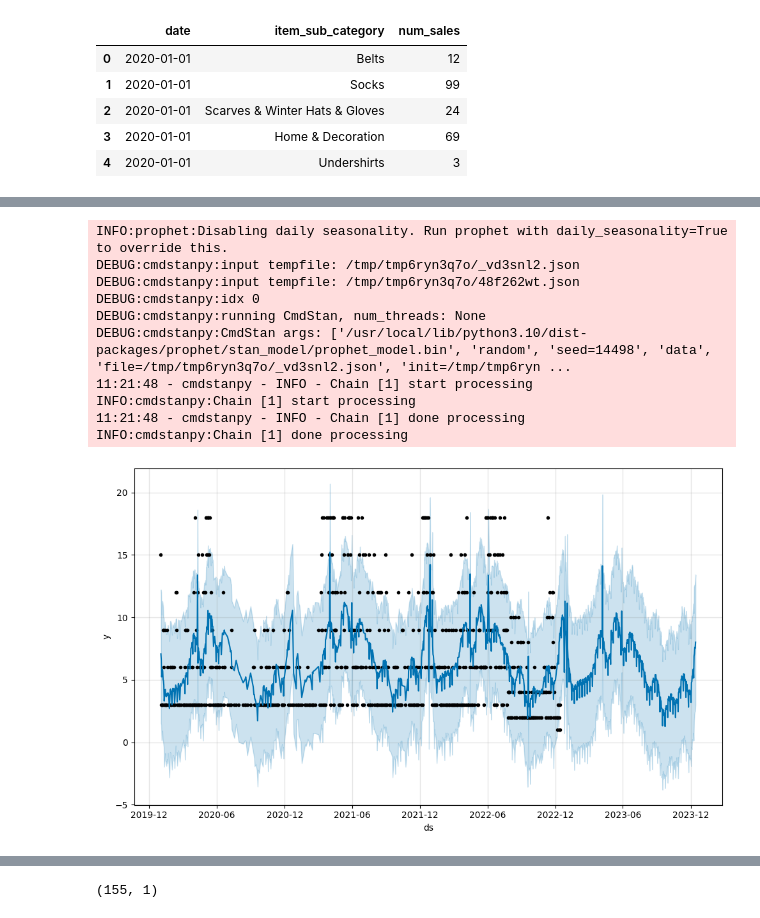
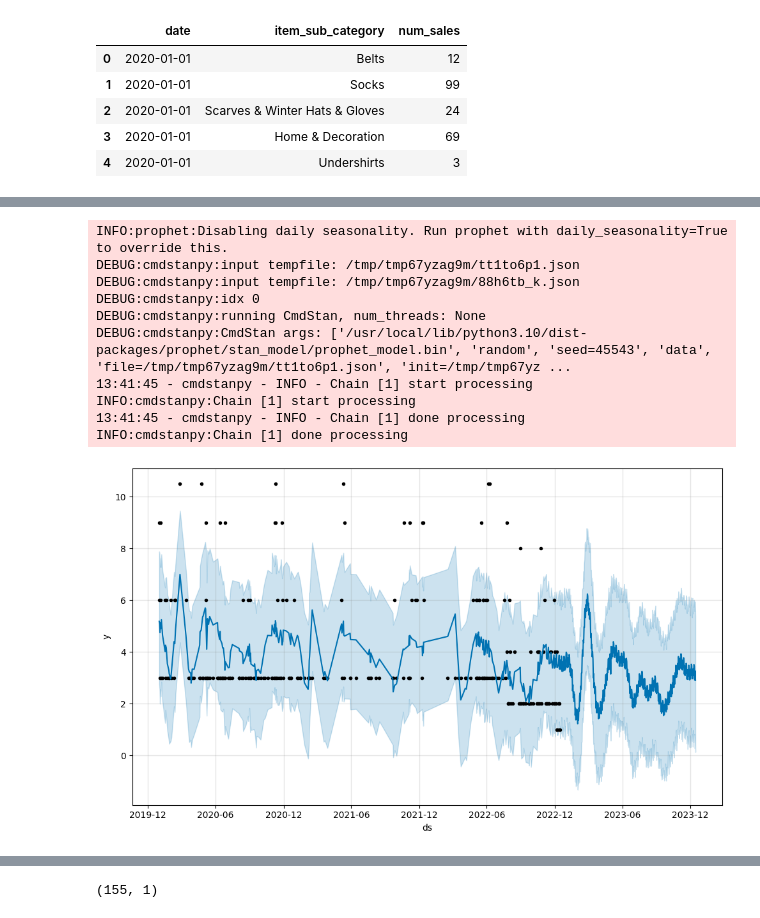
Before and after one commit to avarlotta/time-series-forecasting, a Jupyter notebook: subcat_forecast.ipynb, the cells around one changed output, grey strips where cells are left out. Drawn from its saved outputs; the diff is of its cells as text; code cells hidden in the pictures.

```diff
--- a/subcat_forecast.ipynb
+++ b/subcat_forecast.ipynb
@@ -91,8 +89,10 @@ def sub_category_group(sub_cat):
   df.reset_index(drop='index', inplace=True)
   return df
 # %%
+watches_df = sub_category_group('Watches')
 electronics_df = sub_category_group('Electronics')
 eyewear_df = sub_category_group('Eyewear')
+suits_df = sub_category_group('Suits')
 # %%
 def remove_outliers(df, uq):
   df['y'] = df['y'].astype(float)
@@ -113,31 +119,36 @@ lower_bound: -6.0, upper_bound: 18.0
 # %%
-# Initialize Prophet model
-m = Prophet()
+def run_prophet(df):
+  # Initialize Prophet model
+  m = Prophet()
 
-# Add country holidays (if applicable)
-m.add_country_holidays(country_name='UK')
+  # Add country holidays (if applicable)
+  m.add_country_holidays(country_name='UK')
 
-# Fit the model
-m.fit(eyewear_clipped_df)
+  # Fit the model
+  m.fit(df)
 
-# Create future dataframe
-future = m.make_future_dataframe(periods=365)
-forecast = m.predict(future)
+  # Create future dataframe
+  future = m.make_future_dataframe(periods=365)
+  forecast = m.predict(future)
 
-# Compare forecast to actual values in validation set
-# You can use plots or metrics like MAE, RMSE, etc.
+  # Compare forecast to actual values in validation set
+  # You can use plots or metrics like MAE, RMSE, etc.
 
-# Visualize forecast
-fig1 = m.plot(forecast)
+  # Visualize forecast
+  fig1 = m.plot(forecast)
+
+  return forecast
-# %% [output]
-INFO:prophet:Disabling daily seasonality. Run prophet with daily_seasonality=True to override this.
-DEBUG:cmdstanpy:input tempfile: /tmp/tmp6ryn3q7o/_vd3snl2.json
-DEBUG:cmdstanpy:input tempfile: /tmp/tmp6ryn3q7o/48f262wt.json
-DEBUG:cmdstanpy:idx 0
-DEBUG:cmdstanpy:running CmdStan, num_threads: None
-DEBUG:cmdstanpy:CmdStan args: ['/usr/local/lib/python3.10/dist-packages/prophet/stan_model/prophet_model.bin', 'random', 'seed=14498', 'data', 'file=/tmp/tmp6ryn3q7o/_vd3snl2.json', 'init=/tmp/tmp6ryn ...
-11:21:48 - cmdstanpy - INFO - Chain [1] start processing
-INFO:cmdstanpy:Chain [1] start processing
-11:21:48 - cmdstanpy - INFO - Chain [1] done processing
-INFO:cmdstanpy:Chain [1] done processing
-[figure, removed]
+# %%
+forecast_watches = run_prophet(watches_clipped_df)
+# %% [output]
+INFO:prophet:Disabling daily seasonality. Run prophet with daily_seasonality=True to override this.
+DEBUG:cmdstanpy:input tempfile: /tmp/tmp67yzag9m/tt1to6p1.json
+DEBUG:cmdstanpy:input tempfile: /tmp/tmp67yzag9m/88h6tb_k.json
+DEBUG:cmdstanpy:idx 0
+DEBUG:cmdstanpy:running CmdStan, num_threads: None
+DEBUG:cmdstanpy:CmdStan args: ['/usr/local/lib/python3.10/dist-packages/prophet/stan_model/prophet_model.bin', 'random', 'seed=45543', 'data', 'file=/tmp/tmp67yzag9m/tt1to6p1.json', 'init=/tmp/tmp67yz ...
+13:41:45 - cmdstanpy - INFO - Chain [1] start processing
+INFO:cmdstanpy:Chain [1] start processing
+13:41:45 - cmdstanpy - INFO - Chain [1] done processing
+INFO:cmdstanpy:Chain [1] done processing
+[figure, added]
```
Also changed, not shown: parts of 32 cells of this notebook.
